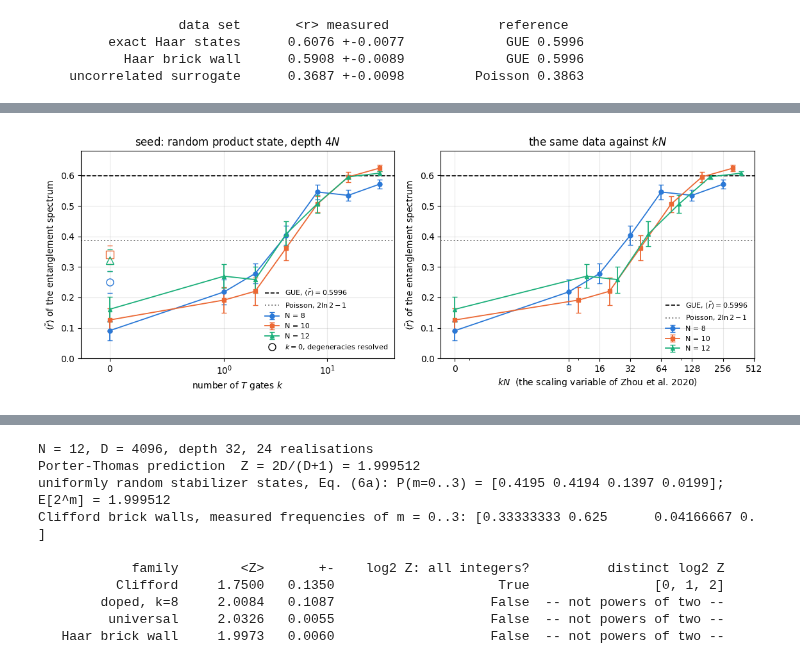
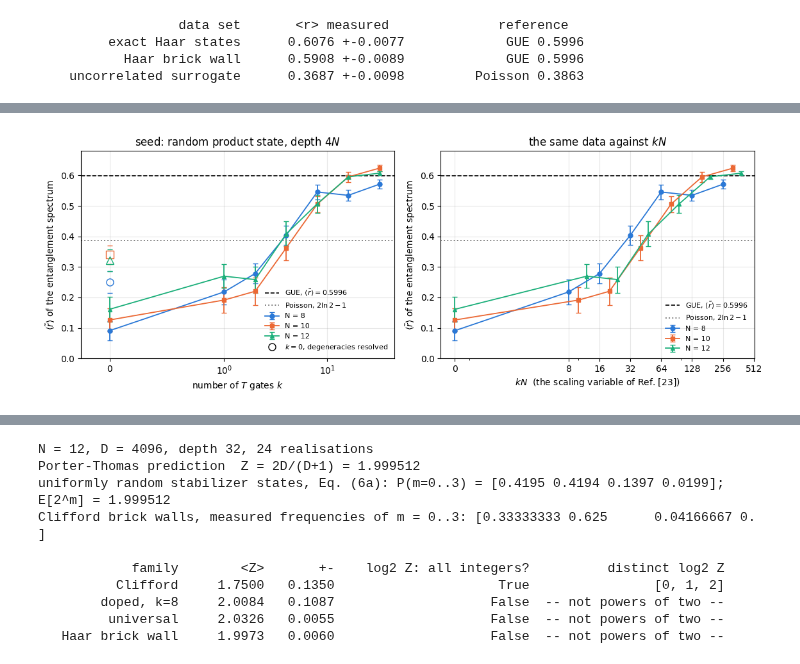
Before and after one commit to MarcinPlodzien/quantum-many-body-simulation, a Jupyter notebook: ch09_entanglement_and_complexity/28_quantum_circuit_complexity.ipynb, the cells around one changed output, grey strips where cells are left out. Drawn from its saved outputs; the diff is of its cells as text; code cells hidden in the pictures.

```diff
--- a/ch09_entanglement_and_complexity/28_quantum_circuit_complexity.ipynb
+++ b/ch09_entanglement_and_complexity/28_quantum_circuit_complexity.ipynb
@@ -1891,35 +1891,35 @@ fig, axes = plt.subplots(1, 2, figsize=(11.5, 4.3))
 kk = np.array(K_LEV, dtype=float)
 for i, N in enumerate(N_LEV):
     m = np.array([r[1] for r in lev[N][0]])
     e = np.array([r[2] for r in lev[N][0]])
     axes[0].errorbar(kk, m, yerr=e, color=PALETTE[i], marker=MARKERS[i], ms=5, lw=1.3, capsize=3, label=f"N = {N}")
     axes[1].errorbar(kk * N, m, yerr=e, color=PALETTE[i], marker=MARKERS[i], ms=5, lw=1.3, capsize=3, label=f"N = {N}")
     # the pure-Clifford point with its exact two-fold degeneracies resolved (open symbol)
     axes[0].errorbar([0.0], [lev[N][0][0][4]], yerr=[lev[N][0][0][5]], color=PALETTE[i], marker=MARKERS[i], ms=8,
                      mfc="none", lw=0, capsize=3, label="_nolegend_")
 axes[0].errorbar([], [], color="k", marker="o", ms=8, mfc="none", lw=0,
                  label=r"$k=0$, degeneracies resolved")
 for ax in axes:
     ax.axhline(R_GUE, color="k", ls="--", lw=1.2, label=r"GUE, $\langle \tilde r\rangle = 0.5996$")
     ax.axhline(R_POISSON, color="gray", ls=":", lw=1.4, label=r"Poisson, $2\ln 2-1$")
     ax.set_ylabel(r"$\langle \tilde r\rangle$ of the entanglement spectrum")
     ax.set_ylim(0.0, 0.68)
 axes[0].set_xscale("symlog", linthresh=1)
 axes[0].set_xlim(-0.25, 45)
 axes[0].set_xlabel(r"number of $T$ gates $k$")
 axes[0].set_title(rf"seed: random product state, depth ${DEPTH_FACTOR}N$")
 axes[0].legend(fontsize=8, loc="lower right")
 axes[1].set_xscale("symlog", linthresh=8)
 axes[1].set_xlim(-1.0, 520)
 axes[1].set_xticks([0, 8, 16, 32, 64, 128, 256, 512])
 axes[1].set_xticklabels(["0", "8", "16", "32", "64", "128", "256", "512"])
-axes[1].set_xlabel(r"$kN$  (the scaling variable of Zhou et al. 2020)")
+axes[1].set_xlabel(r"$kN$  (the scaling variable of Ref. [23])")
 axes[1].set_title("the same data against $kN$")
 axes[1].legend(fontsize=8, loc="lower right")
 fig.tight_layout()
 plt.show()
 # %% [output]
-[figure, old version]
+[figure, new version]
 # %% [markdown]
 ### 7.3 What the measurement says
 
```
Also changed, not shown: parts of 7 cells of this notebook, 36 other files.
